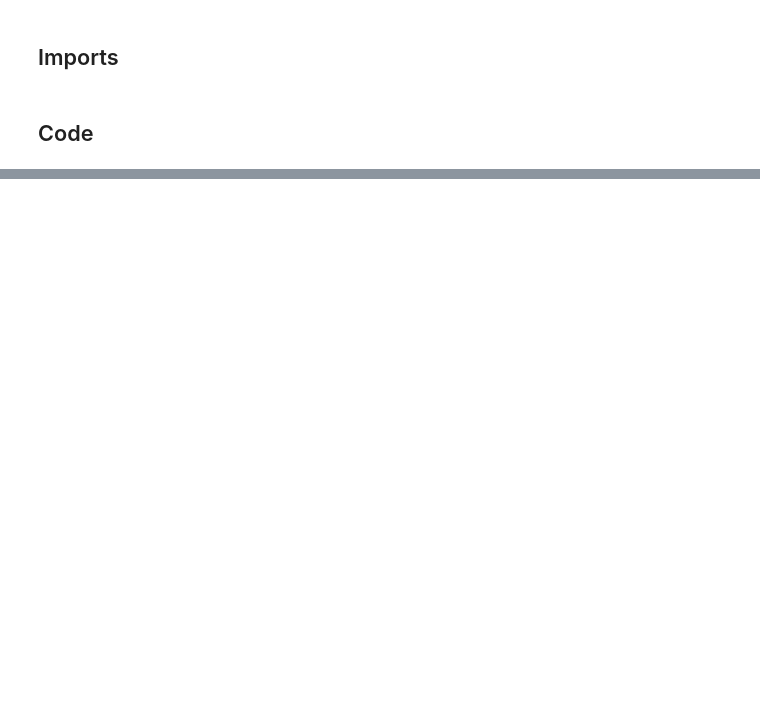
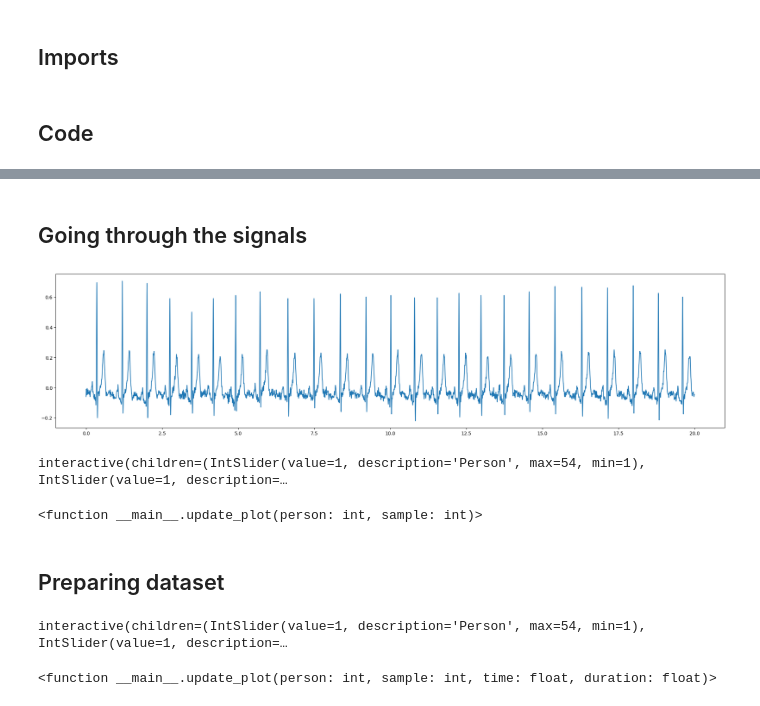
Before and after one commit to TerryBool/ecg_mcsharry, a Jupyter notebook: src/playground.ipynb, the cells around one changed output, grey strips where cells are left out. Cells and saved outputs as stored; diff of their text form; code cells hidden in the pictures; blank space fills up the shorter version.

```diff
--- a/src/playground.ipynb
+++ b/src/playground.ipynb
@@ -34,0 +37,73 @@ plt.show()
+# %% [markdown]
+## Going through the signals
+# %%
+record = RecordBuilder.fetch_record(1, 2)
+plt.figure(figsize=(26,6))
+plt.plot(np.arange(record.clean_signal.shape[0]) / record.sampling_frequency, record.clean_signal)
+plt.show()
+# %% [output]
+[figure, added]
+# %%
+fig, ax = plt.subplots(figsize=(26,8))
+
+def update_plot(person: int, sample: int):
+    clear_output(wait=True)
+    record = None
+    ax.clear()
+    try:
+        record = RecordBuilder.fetch_record(person, sample)
+    except:
+        pass
+    if record is not None:
+        ax.set_title(f"Sample {person}.{sample}")
+        ax.plot(np.arange(record.clean_signal.shape[0]) / record.sampling_frequency, record.clean_signal)
+    else:
+        ax.set_title("Sample does not exist")
+        ax.plot(np.arange(10), np.arange(10))
+    # fig.canvas.draw()
+    plt.show()
+    display(fig)
+
+person_slider = widgets.IntSlider(min=1, max=54, step=1, value=1, description="Person")
+sample_slider = widgets.IntSlider(min=1, max=20, step=1, value=1, description="Sample")
+interactive = widgets.interact(update_plot, person=person_slider, sample=sample_slider)
+
+display(interactive)
+# %% [output]
+interactive(children=(IntSlider(value=1, description='Person', max=54, min=1), IntSlider(value=1, description=…
+<function __main__.update_plot(person: int, sample: int)>
+# %% [markdown]
+## Preparing dataset
+# %%
+fig, ax = plt.subplots(figsize=(16,6))
+
+def update_plot(person: int, sample: int, time: float, duration: float):
+    clear_output(wait=True)
+    record = None
+    ax.clear()
+    try:
+        record = RecordBuilder.fetch_record(person, sample)
+    except:
+        pass
+    if record is not None:
+        ax.set_title(f"Sample {person}.{sample}")
+        time, signal = record.get_segment(time, duration)
+        ax.plot(time, signal)
+    else:
+        ax.set_title("Sample does not exist")
+        ax.plot(np.arange(10), np.arange(10))
+    plt.show()
+    display(fig)
+    return None
+
+person_slider = widgets.IntSlider(min=1, max=54, step=1, value=1, description="Person")
+sample_slider = widgets.IntSlider(min=1, max=20, step=1, value=1, description="Sample")
+time_slider = widgets.FloatSlider(min=0.0, max=20.0, step=0.1, value=0.0, description="Time")
+window_slider = widgets.FloatSlider(min=1.0, max=5.0, step=0.05, value=2.0, description="Duration")
+interactive = widgets.interact(update_plot, person=person_slider, sample=sample_slider, time=time_slider, duration=window_slider)
+
+display(interactive)
+# update_plot(None, None)
+# %% [output]
+interactive(children=(IntSlider(value=1, description='Person', max=54, min=1), IntSlider(value=1, description=…
+<function __main__.update_plot(person: int, sample: int, time: float, duration: float)>
```
Also changed, not shown: parts of 6 cells of this notebook, 2 other files.
